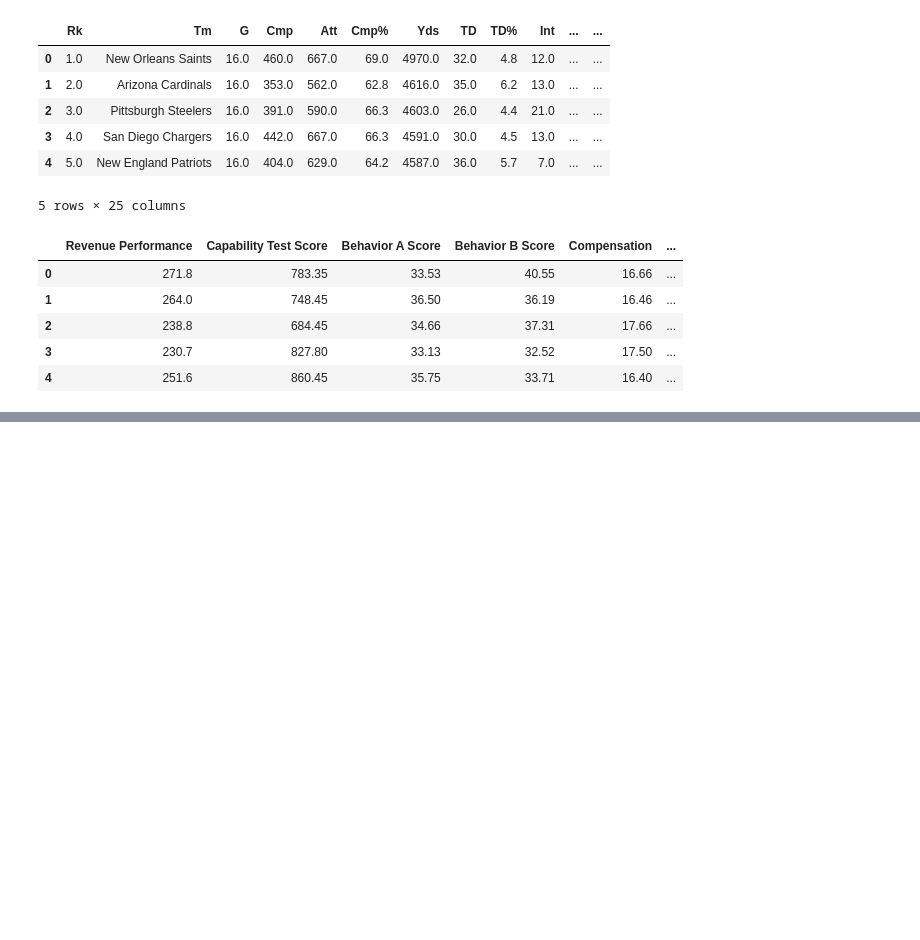
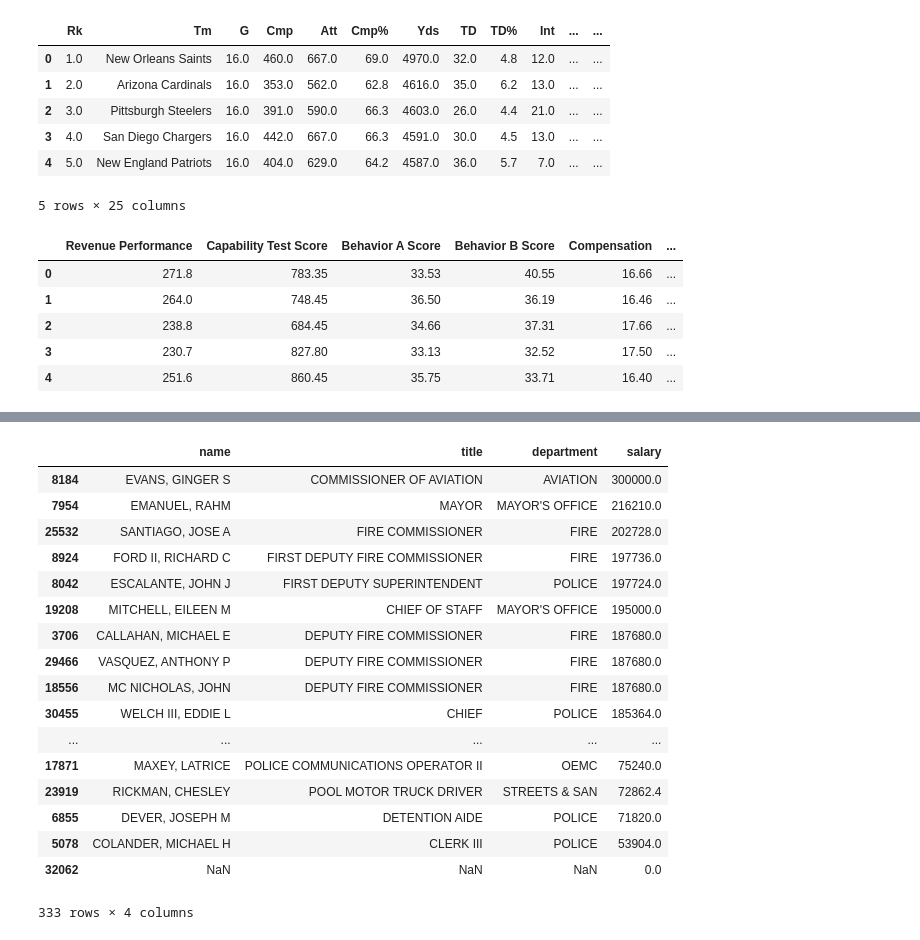
Before and after one commit to hnfmr/2016DataScience, a Jupyter notebook: SelfLearn.ipynb, the cells around one changed output, grey strips where cells are left out. Cells and saved outputs as stored; diff of their text form; code cells hidden in the pictures; blank space fills up the shorter version.

```diff
--- a/SelfLearn.ipynb
+++ b/SelfLearn.ipynb
@@ -0,0 +34,4 @@
+# %%
+# Loops
+for x in range(10):
+    print(x)
@@ -230,3 +683,22 @@ by_dept.size().tail()
 # %%
-by_dept.head()
+by_dept.head(10)
+# %% [output]
+|  | name | title | department | salary |
+| 8184 | EVANS, GINGER S | COMMISSIONER OF AVIATION | AVIATION | 300000.0 |
+| 7954 | EMANUEL, RAHM | MAYOR | MAYOR'S OFFICE | 216210.0 |
+| 25532 | SANTIAGO, JOSE A | FIRE COMMISSIONER | FIRE | 202728.0 |
+| 8924 | FORD II, RICHARD C | FIRST DEPUTY FIRE COMMISSIONER | FIRE | 197736.0 |
+| 8042 | ESCALANTE, JOHN J | FIRST DEPUTY SUPERINTENDENT | POLICE | 197724.0 |
+| 19208 | MITCHELL, EILEEN M | CHIEF OF STAFF | MAYOR'S OFFICE | 195000.0 |
+| 3706 | CALLAHAN, MICHAEL E | DEPUTY FIRE COMMISSIONER | FIRE | 187680.0 |
+| 29466 | VASQUEZ, ANTHONY P | DEPUTY FIRE COMMISSIONER | FIRE | 187680.0 |
+| 18556 | MC NICHOLAS, JOHN | DEPUTY FIRE COMMISSIONER | FIRE | 187680.0 |
+| 30455 | WELCH III, EDDIE L | CHIEF | POLICE | 185364.0 |
+| ... | ... | ... | ... | ... |
+| 17871 | MAXEY, LATRICE | POLICE COMMUNICATIONS OPERATOR II | OEMC | 75240.0 |
+| 23919 | RICKMAN, CHESLEY | POOL MOTOR TRUCK DRIVER | STREETS & SAN | 72862.4 |
+| 6855 | DEVER, JOSEPH M | DETENTION AIDE | POLICE | 71820.0 |
+| 5078 | COLANDER, MICHAEL H | CLERK III | POLICE | 53904.0 |
+| 32062 | NaN | NaN | NaN | 0.0 |
+333 rows × 4 columns
 # %%
```
Also changed, not shown: parts of 77 cells of this notebook.
